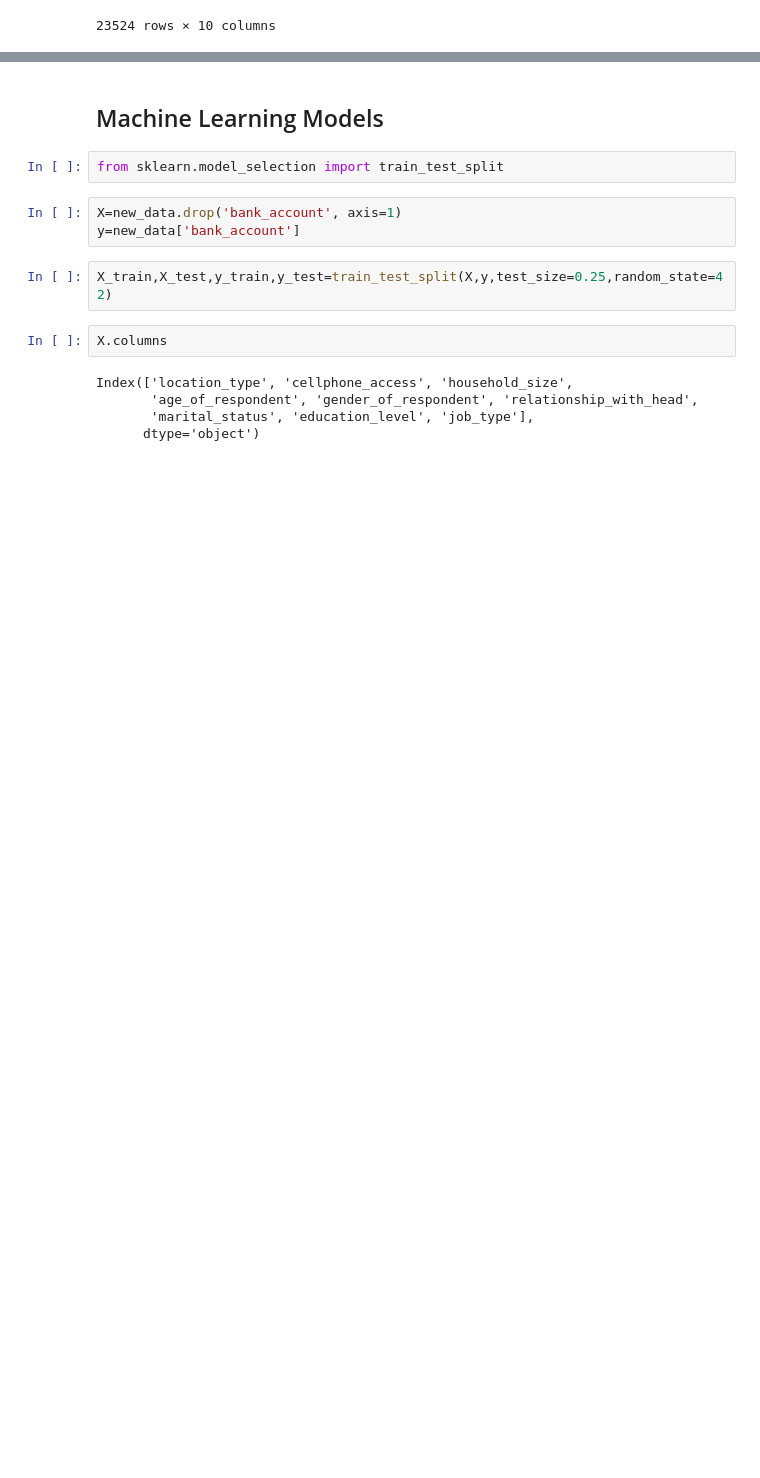
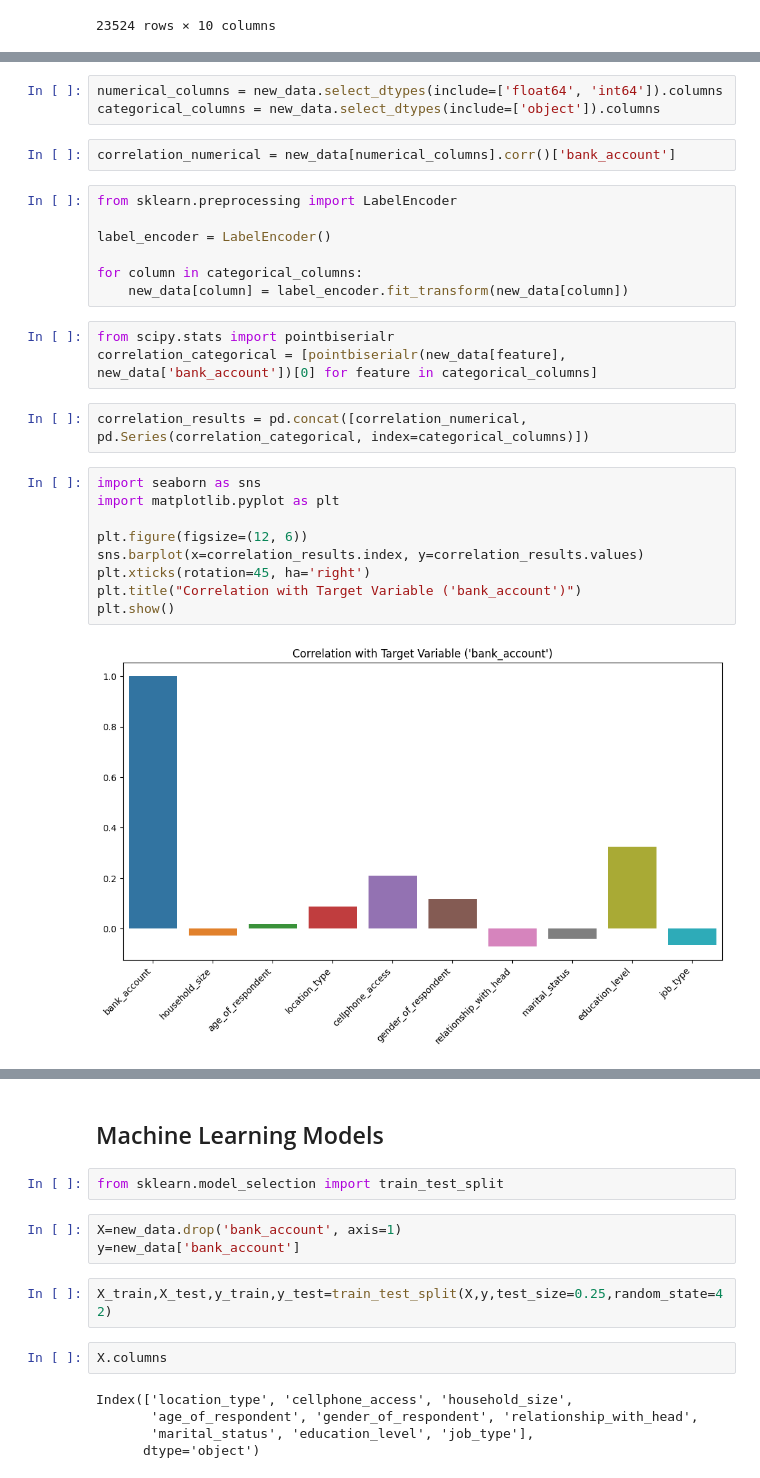
Before and after one commit to datakiptoo/Financial_Inclusion, a Jupyter notebook: hack.ipynb, the cells around one changed output, grey strips where cells are left out. Saved outputs shown, nothing was run; the diff lists cells and outputs as text; blank space fills up the shorter version.

```diff
--- a/hack.ipynb
+++ b/hack.ipynb
@@ -636,0 +650,28 @@ new_data[column_order]
+# %%
+numerical_columns = new_data.select_dtypes(include=['float64', 'int64']).columns
+categorical_columns = new_data.select_dtypes(include=['object']).columns
+# %%
+correlation_numerical = new_data[numerical_columns].corr()['bank_account']
+# %%
+from sklearn.preprocessing import LabelEncoder
+
+label_encoder = LabelEncoder()
+
+for column in categorical_columns:
+    new_data[column] = label_encoder.fit_transform(new_data[column])
+# %%
+from scipy.stats import pointbiserialr
+correlation_categorical = [pointbiserialr(new_data[feature], new_data['bank_account'])[0] for feature in categorical_columns]
+# %%
+correlation_results = pd.concat([correlation_numerical, pd.Series(correlation_categorical, index=categorical_columns)])
+# %%
+import seaborn as sns
+import matplotlib.pyplot as plt
+
+plt.figure(figsize=(12, 6))
+sns.barplot(x=correlation_results.index, y=correlation_results.values)
+plt.xticks(rotation=45, ha='right')
+plt.title("Correlation with Target Variable ('bank_account')")
+plt.show()
+# %% [output]
+[figure, added]
```
Also changed, not shown: parts of 29 cells of this notebook, 7 other files.
